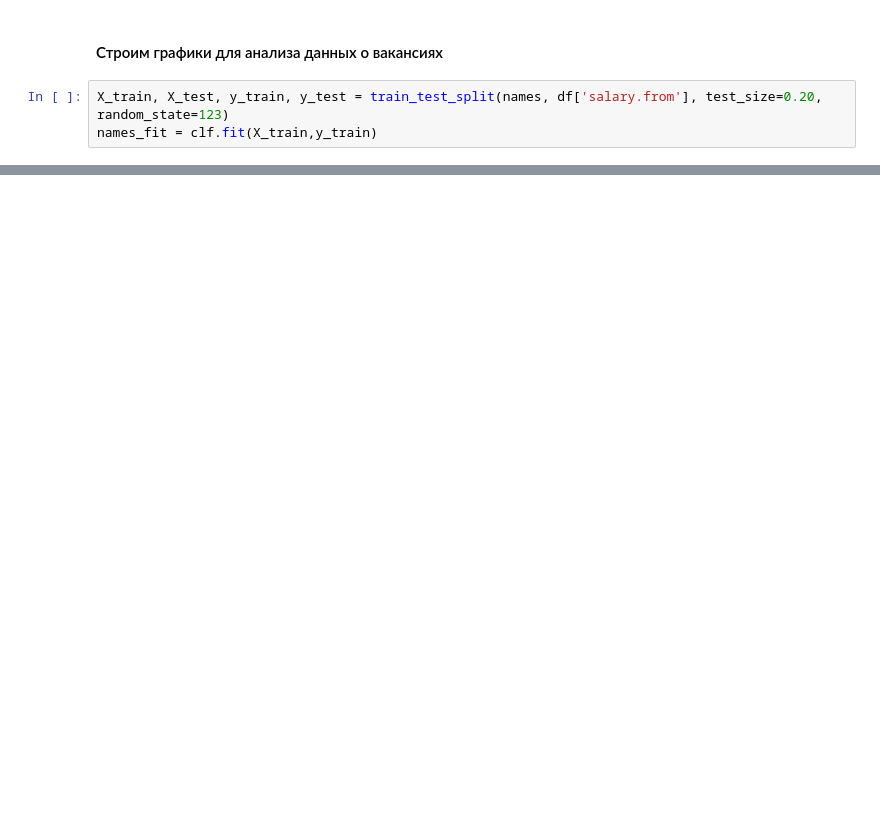
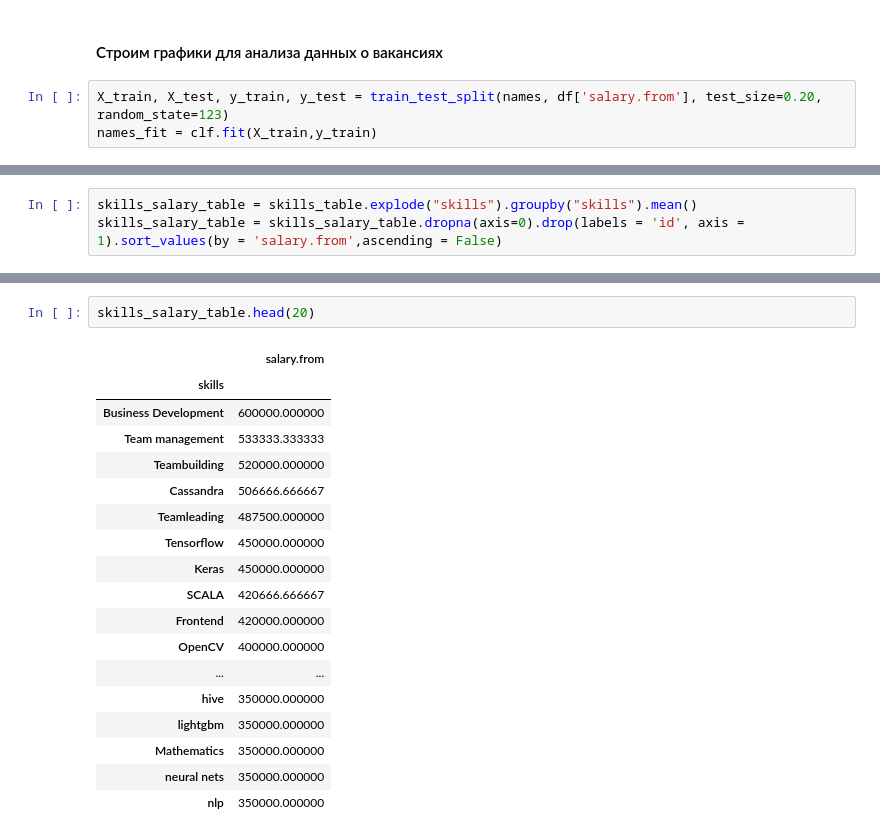
Before and after one commit to Itillonis/DA_Project, a Jupyter notebook: Final project.ipynb, the cells around one changed output, grey strips where cells are left out. Drawn from its saved outputs; the diff is of its cells as text; blank space fills up the shorter version.

```diff
--- a/Final project.ipynb
+++ b/Final project.ipynb
@@ -639,3 +676,6 @@ fig = px.bar(skills_table.head(20),labels = {'skills':'Навык', 'value':'К
 fig.show()
 # %% [output]
 [interactive output not drawn]
+# %%
+skills_salary_table = skills_table.explode("skills").groupby("skills").mean()
+skills_salary_table = skills_salary_table.dropna(axis=0).drop(labels = 'id', axis = 1).sort_values(by = 'salary.from',ascending = False)
@@ -641,0 +688,21 @@ fig.show()
+# %%
+skills_salary_table.head(20)
+# %% [output]
+|  | salary.from |
+| skills |  |
+| Business Development | 600000.000000 |
+| Team management | 533333.333333 |
+| Teambuilding | 520000.000000 |
+| Cassandra | 506666.666667 |
+| Teamleading | 487500.000000 |
+| Tensorflow | 450000.000000 |
+| Keras | 450000.000000 |
+| SCALA | 420666.666667 |
+| Frontend | 420000.000000 |
+| OpenCV | 400000.000000 |
+| ... | ... |
+| hive | 350000.000000 |
+| lightgbm | 350000.000000 |
+| Mathematics | 350000.000000 |
+| neural nets | 350000.000000 |
+| nlp | 350000.000000 |
```
Also changed, not shown: parts of 30 cells of this notebook.
